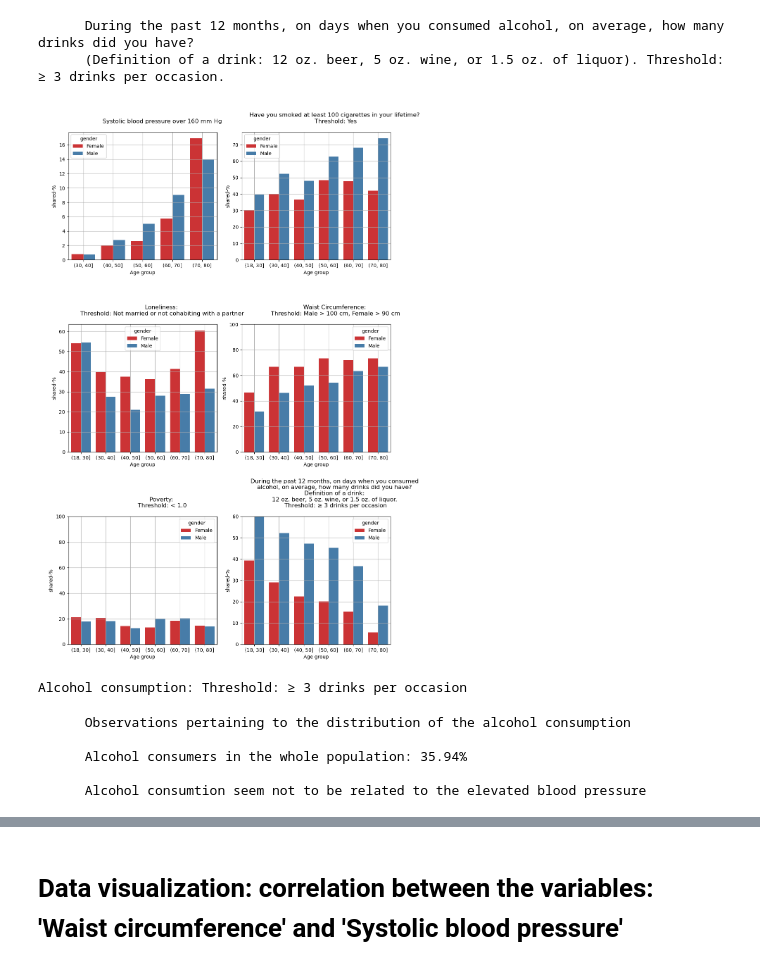
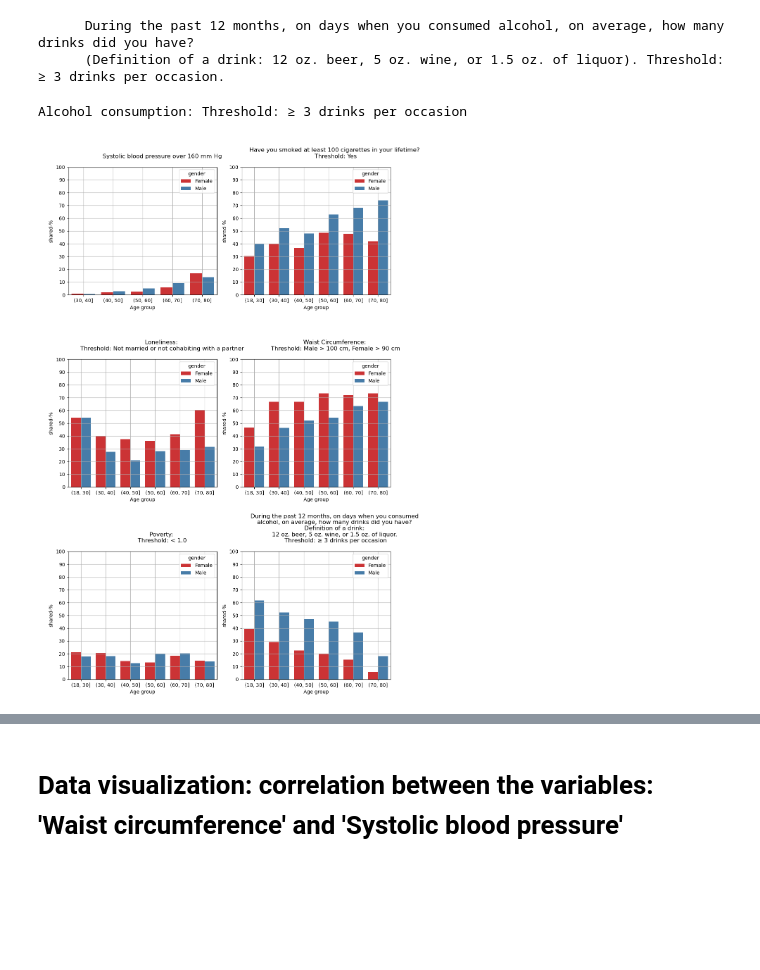
Before and after one commit to jahokas/statistics, a Jupyter notebook: nhanes_study.ipynb, the cells around one changed output, grey strips where cells are left out. Saved outputs shown, nothing was run; the diff lists cells and outputs as text; code cells hidden in the pictures; blank space fills up the shorter version.

```diff
--- a/nhanes_study.ipynb
+++ b/nhanes_study.ipynb
@@ -379,6 +385,13 @@ def highlight_rows(row):
 
 # z.style.apply(highlight_rows, axis=1)
 # %%
+# Define the desired order of categories
+sorted_age_groups = ['(18, 30]', '(30, 40]', '(40, 50]', '(50, 60]', '(60, 70]', '(70, 80]']
+
+# Convert the 'agegrp' column to a categorical type with the specified order
+da['agegrp'] = pd.Categorical(da['agegrp'], categories=sorted_age_groups, ordered=True)
+
+# Now you can plot the data with the sorted categories
 plt.figure(figsize=(10, 5))
 sns.boxplot(x="agegrp", y="BPXSY1", hue="gender", data=da, palette="Set1")
 plt.title("""
@@ -387,4 +400,5 @@ plt.title("""
 plt.axhline(y=130,  color="green")
 plt.axhline(y=160,  color="red")
 plt.ylabel('Systolic: Blood pressure mm Hg')
+plt.show()
 # %% [output]
@@ -607,8 +631,22 @@ m = m.reset_index(name='shared-%')
 # %% [output]
       During the past 12 months, on days when you consumed alcohol, on average, how many drinks did you have?
       (Definition of a drink: 12 oz. beer, 5 oz. wine, or 1.5 oz. of liquor). Threshold: ≥ 3 drinks per occasion.
+# %%
+print("Alcohol consumption: Threshold: ≥ 3 drinks per occasion")
+mp = da.loc[:, ['gender', 'elevated_bloodpr', 'alcohol_problem', 'agegrp']].groupby(['agegrp', 'gender', 'elevated_bloodpr', 'alcohol_problem'], observed=True)['agegrp'].count()
+mp = mp.groupby(level=[0, 1, 2], observed=True).transform(lambda g: (g / g.sum() * 100).round(1))
+mp = mp.reset_index(name='shared-%')
+# mp.style.apply(highlight_rows, axis=1)
+# %% [output]
+Alcohol consumption: Threshold: ≥ 3 drinks per occasion
 # %%
 fig, axes = plt.subplots(3, 2, figsize=(10, 16))
+
+# Define the common y-axis limit
+common_ylim = (0, 100)
+
+# Define the y-axis ticks
+yticks = range(0, 101, 10)
 
 # checked
 sns.barplot(data=z.query('elevated_bloodpr == True'), x="agegrp", y="shared-%", hue="gender", palette="Set1", ax=axes[0, 0])
@@ -616,6 +654,8 @@ axes[0, 0].set_title("""
                      Systolic blood pressure over 160 mm Hg
                      """)
 axes[0, 0].set_xlabel('Age group')
+axes[0, 0].set_ylim(common_ylim)
+axes[0, 0].set_yticks(yticks)
 axes[0, 0].grid(True)
 
 # checked
@@ -625,6 +665,8 @@ axes[0, 1].set_title("""
                      Threshold: Yes
                      """)
 axes[0, 1].set_xlabel('Age group')
+axes[0, 1].set_ylim(common_ylim)
+axes[0, 1].set_yticks(yticks)
 axes[0, 1].grid(True)
 
 # checked
@@ -634,48 +676,45 @@ axes[1, 0].set_title("""
                      Threshold: Not married or not cohabiting with a partner
                      """)
 axes[1, 0].set_xlabel('Age group')
+axes[1, 0].set_ylim(common_ylim)
+axes[1, 0].set_yticks(yticks)
 axes[1, 0].grid(True)
 
 sns.barplot(data=w.query('overweight == True'), x="agegrp", y="shared-%", hue="gender", palette="Set1", ax=axes[1, 1])
 axes[1, 1].set_title("""
                      Waist Circumference:
                      Threshold: Male > 100 cm, Female > 90 cm
                      """)
 axes[1, 1].set_xlabel('Age group')
-axes[1, 1].set_ylim(0, 100)
+axes[1, 1].set_ylim(common_ylim)
+axes[1, 1].set_yticks(yticks)
 axes[1, 1].grid(True)
 
 # checked
 sns.barplot(data=y.query('poor == True'), x="agegrp", y="shared-%", hue="gender", palette="Set1", ax=axes[2, 0])
 axes[2, 0].set_title("""
                      Poverty:
                      Threshold: < 1.0
                      """)
 axes[2, 0].set_xlabel('Age group')
-axes[2, 0].set_ylim(0, 100)
+axes[2, 0].set_ylim(common_ylim)
+axes[2, 0].set_yticks(yticks)
 axes[2, 0].grid(True)
 
 sns.barplot(data=m.query('alcohol_problem == True'), x="agegrp", y="shared-%", hue="gender", palette="Set1", ax=axes[2, 1])
 axes[2, 1].set_title("""
                      During the past 12 months, on days when you consumed
                      alcohol, on average, how many drinks did you have?
                      Definition of a drink:
                      12 oz. beer, 5 oz. wine, or 1.5 oz. of liquor.
                      Threshold: ≥ 3 drinks per occasion
                      """)
 axes[2, 1].set_xlabel('Age group')
-axes[2, 1].set_ylim(0, 60)
+axes[2, 1].set_ylim(common_ylim)
+axes[2, 1].set_yticks(yticks)
 axes[2, 1].grid(True)
 
 plt.tight_layout()
 plt.show()
 # %% [output]
-[figure, old version]
+[figure, new version]
-# %%
-print("Alcohol consumption: Threshold: ≥ 3 drinks per occasion")
-mp = da.loc[:, ['gender', 'elevated_bloodpr', 'alcohol_problem', 'agegrp']].groupby(['agegrp', 'gender', 'elevated_bloodpr', 'alcohol_problem'], observed=True)['agegrp'].count()
-mp = mp.groupby(level=[0, 1, 2], observed=True).transform(lambda g: (g / g.sum() * 100).round(1))
-mp = mp.reset_index(name='shared-%')
-# mp.head(10)
-# %% [output]
-Alcohol consumption: Threshold: ≥ 3 drinks per occasion
@@ -684,15 +720,0 @@ Alcohol consumption: Threshold: ≥ 3 drinks per occasion
-# %%
-# Observations pertaining to the distribution of the high alcoholic consumption
-print("""
-      Observations pertaining to the distribution of the alcohol consumption""")
-print(f"""
-      Alcohol consumers in the whole population: {100*(da.query('alcohol_problem == True').shape[0]/da.shape[0]):.2f}%""")
-print("""
-      Alcohol consumtion seem not to be related to the elevated blood pressure
-      """)
-# %% [output]
-      Observations pertaining to the distribution of the alcohol consumption
-
-      Alcohol consumers in the whole population: 35.94%
-
-      Alcohol consumtion seem not to be related to the elevated blood pressure
```
Also changed, not shown: parts of 22 cells of this notebook.
